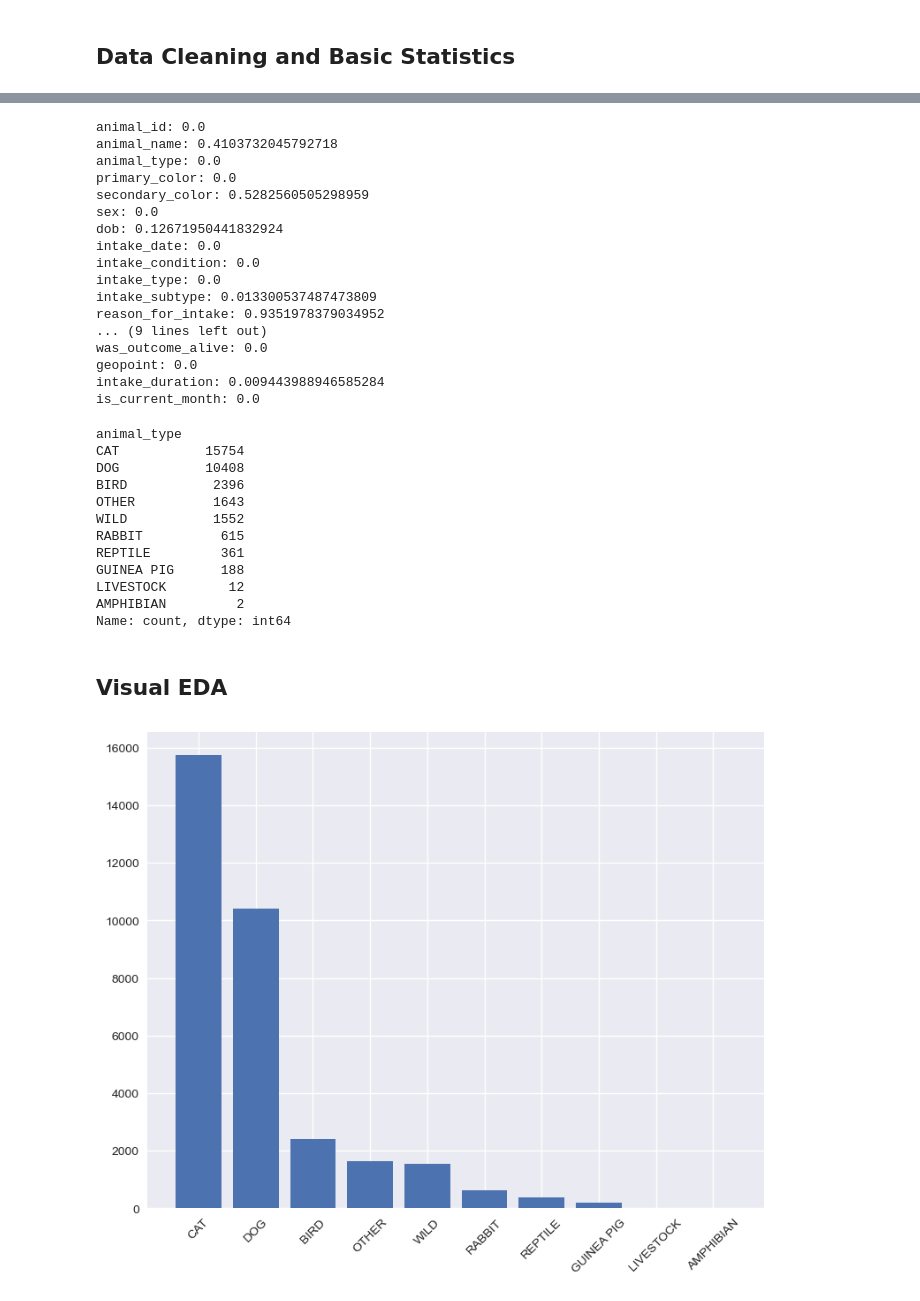
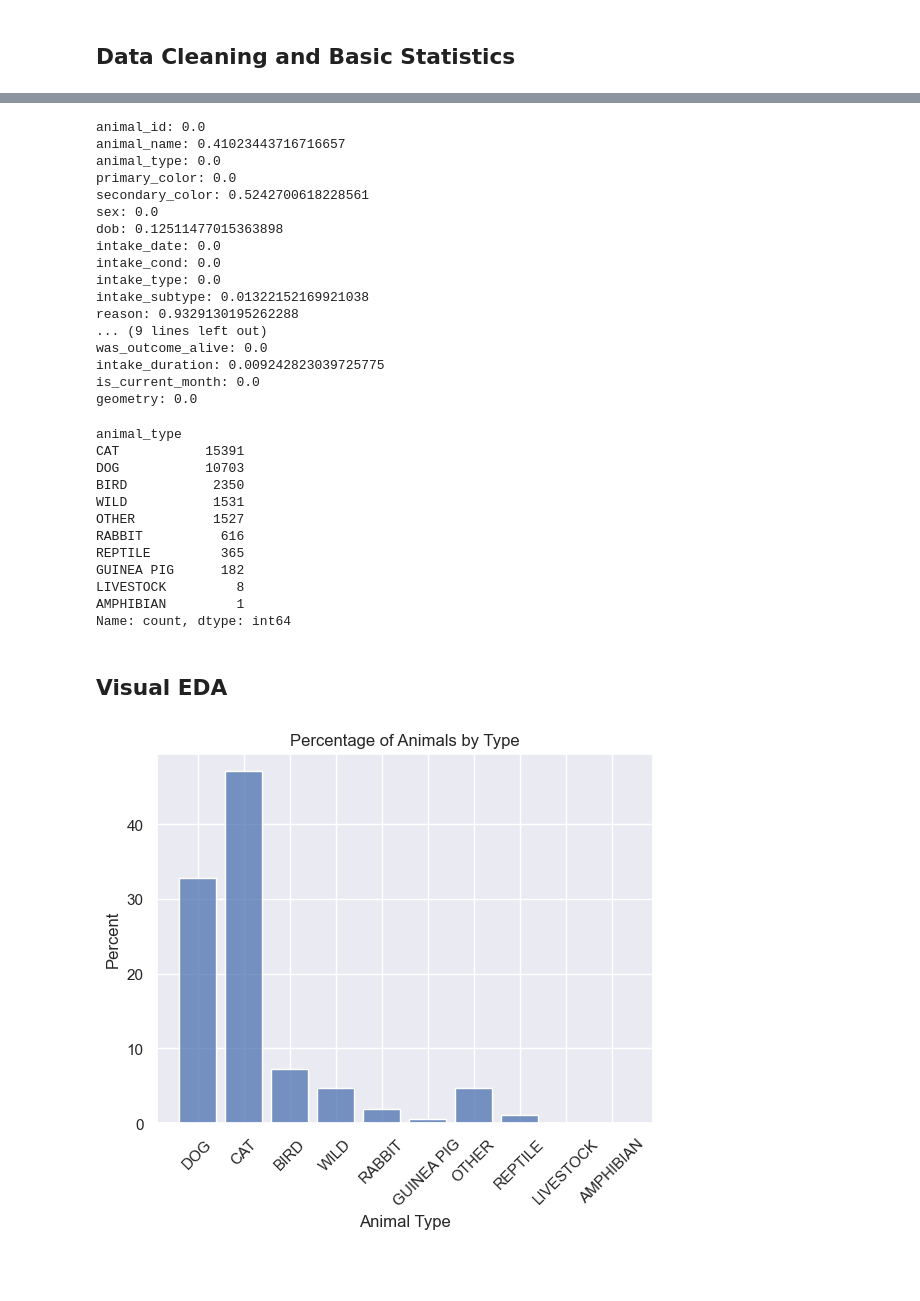
Before and after one commit to giovani-gutierrez/AdoptionPrediction, a Jupyter notebook: eda.ipynb, the cells around one changed output, grey strips where cells are left out. Cells and saved outputs as stored; diff of their text form; code cells hidden in the pictures; blank space fills up the shorter version.

```diff
--- a/eda.ipynb
+++ b/eda.ipynb
@@ -11,8 +13,8 @@ sns.set_theme()
 # %% [markdown]
 ## Data Cleaning and Basic Statistics
 # %%
-# last modified 07/04/2025
-raw_data = pd.read_csv('data/raw_data.csv')
+# last modified 09/09/2024 7:01AM
+raw_data = gpd.read_file('data/raw_data.geojson')
 # %%
 # preview data
 raw_data.head()
@@ -66,6 +68,3 @@ raw_data.describe()
-# %%
-# clean/rename columns
-raw_data = clean_names(raw_data)
 # %%
 # save cleaned names for later use
 column_names = raw_data.columns
@@ -75,26 +74,21 @@ raw_data['intake_is_dead'] = raw_data['intake_is_dead'].mask(
     raw_data['intake_is_dead'] == 'Alive on Intake', 0
 )
 # %%
-# handle dtypes
-raw_data['dob'] = pd.to_datetime(raw_data['dob'])
-raw_data['intake_date'] = pd.to_datetime(raw_data['intake_date'])
-raw_data['outcome_date'] = pd.to_datetime(raw_data['outcome_date'])
-
 raw_data = raw_data.astype(
     {
+        'intake_is_dead': 'bool',
+        'was_outcome_alive': 'bool',
+        'is_current_month': 'bool',
         'animal_type': 'category',
         'primary_color': 'category',
         'secondary_color': 'category',
         'sex': 'category',
-        'intake_condition': 'category',
+        'intake_cond': 'category',
         'intake_type': 'category',
         'intake_subtype': 'category',
-        'reason_for_intake': 'category',
+        'reason': 'category',
         'jurisdiction': 'category',
         'outcome_type': 'category',
         'outcome_subtype': 'category',
-        'intake_is_dead': 'bool',
-        'was_outcome_alive': 'bool',
-        'is_current_month': 'bool',
     }
 )
@@ -129,46 +173,44 @@ for col in data.columns:
     print('{0}: {1}'.format(col, (data[col].isna().sum() / data.shape[0])))
 # %% [output]
 animal_id: 0.0
-animal_name: 0.4103732045792718
+animal_name: 0.41023443716716657
 animal_type: 0.0
 primary_color: 0.0
-secondary_color: 0.5282560505298959
+secondary_color: 0.5242700618228561
 sex: 0.0
-dob: 0.12671950441832924
+dob: 0.12511477015363898
 intake_date: 0.0
-intake_condition: 0.0
+intake_cond: 0.0
 intake_type: 0.0
-intake_subtype: 0.013300537487473809
-reason_for_intake: 0.9351978379034952
+intake_subtype: 0.01322152169921038
+reason: 0.9329130195262288
 ... (9 lines left out)
 was_outcome_alive: 0.0
-geopoint: 0.0
-intake_duration: 0.009443988946585284
+intake_duration: 0.009242823039725775
 is_current_month: 0.0
+geometry: 0.0
 # %%
 # num of animals per type
-raw_data['animal_type'].value_counts()
+data['animal_type'].value_counts()
 # %% [output]
 animal_type
-CAT           15754
-DOG           10408
-BIRD           2396
-OTHER          1643
-WILD           1552
-RABBIT          615
-REPTILE         361
-GUINEA PIG      188
-LIVESTOCK        12
-AMPHIBIAN         2
+CAT           15391
+DOG           10703
+BIRD           2350
+WILD           1531
+OTHER          1527
+RABBIT          616
+REPTILE         365
+GUINEA PIG      182
+LIVESTOCK         8
+AMPHIBIAN         1
 Name: count, dtype: int64
 # %% [markdown]
 ## Visual EDA
 # %%
-animal_type_count = data['animal_type'].value_counts()
-
-fig, ax = plt.subplots(figsize=(9, 7))
-ax.bar(animal_type_count.index, animal_type_count)
-ax.tick_params('x', rotation=45)
-plt.show()
+g = sns.histplot(data, x='animal_type', discrete=True, shrink=0.8, stat='percent')
+g.set_xlabel('Animal Type')
+g.set_title('Percentage of Animals by Type')
+g.tick_params(axis='x', rotation=45)
 # %% [output]
-[figure, old version]
+[figure, new version]
```
Also changed, not shown: parts of 12 cells of this notebook.
